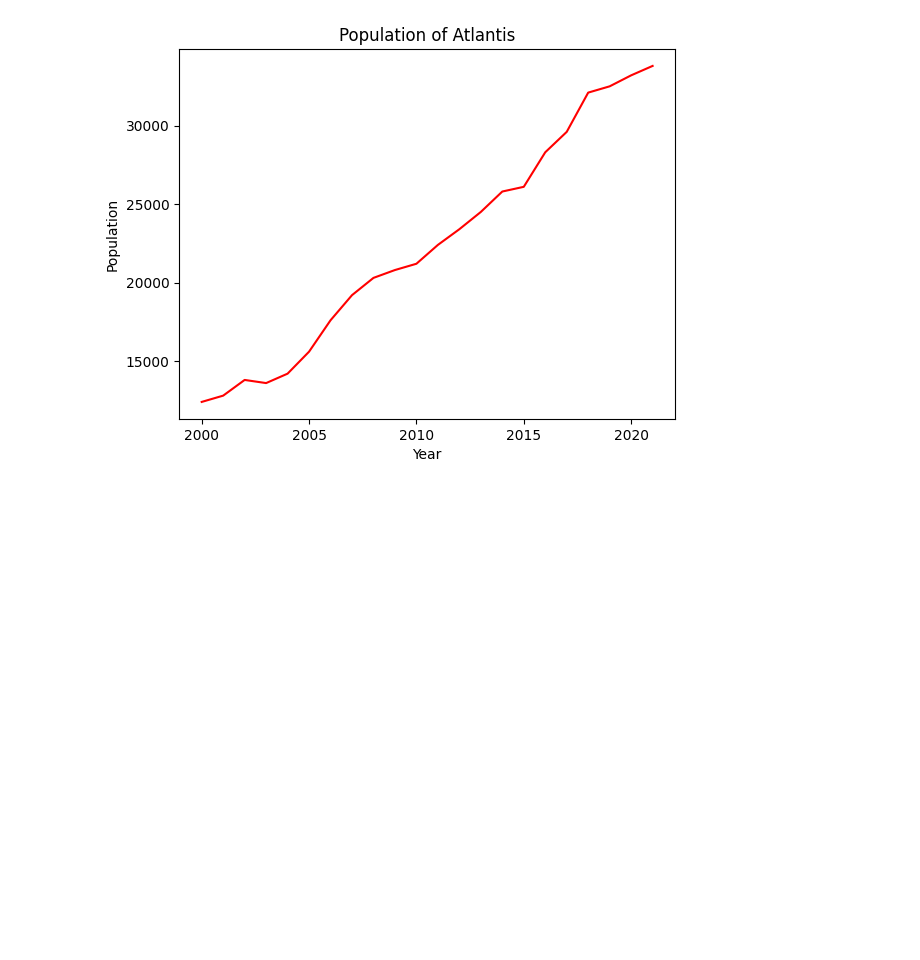
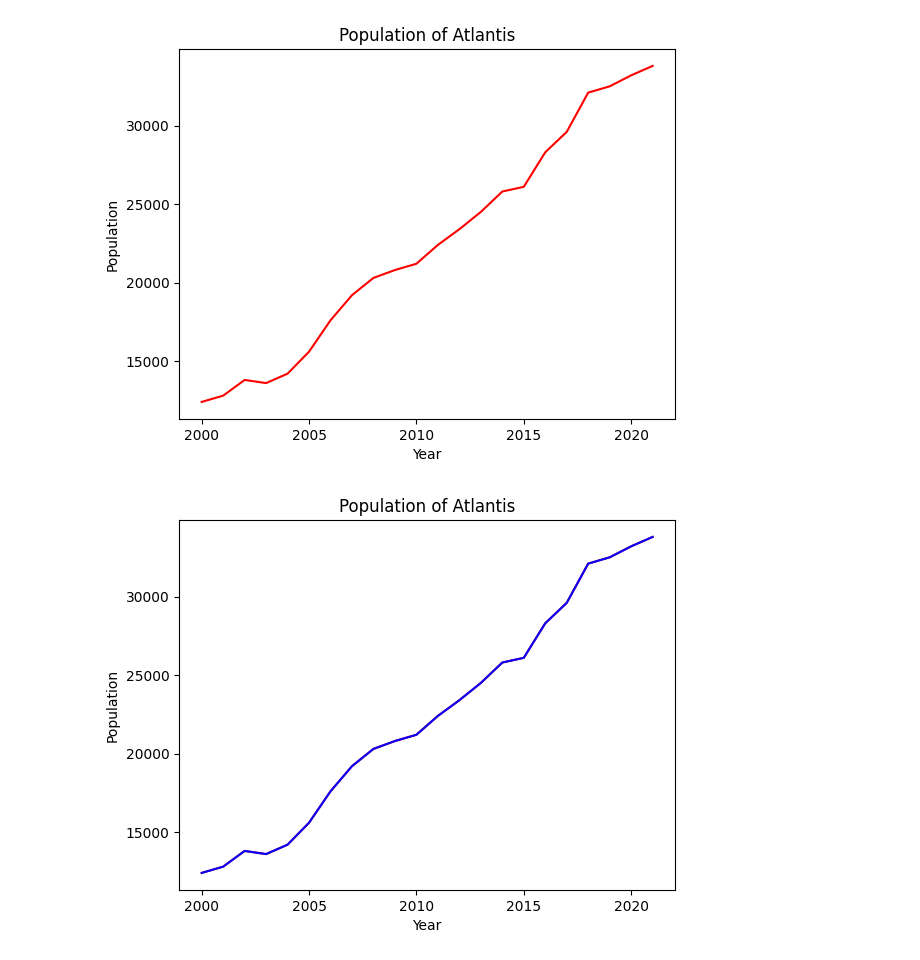
Before and after one commit to SajjadAli54/codespaces-jupyter, a Jupyter notebook: notebooks/population.ipynb, the cells around one changed output. Cells and saved outputs as stored; diff of their text form; code cells hidden in the pictures; blank space fills up the shorter version.

Commit message:
Added KNN regressor

```diff
--- a/notebooks/population.ipynb
+++ b/notebooks/population.ipynb
@@ -104,3 +104,17 @@ plt.ylabel('Population')
 plt.show()
 # %% [output]
 [figure]
+# %%
+from sklearn.neighbors import KNeighborsRegressor
+knn = KNeighborsRegressor(n_neighbors=1)
+knn.fit(X, y)
+
+pred = knn.predict(X)
+plt.plot(X[0],y[0], color="red")
+plt.plot(X[0],pred[0], color="blue")
+plt.title("Population of Atlantis")
+plt.xlabel('Year')
+plt.ylabel('Population')
+plt.show()
+# %% [output]
+[figure, added]
```
